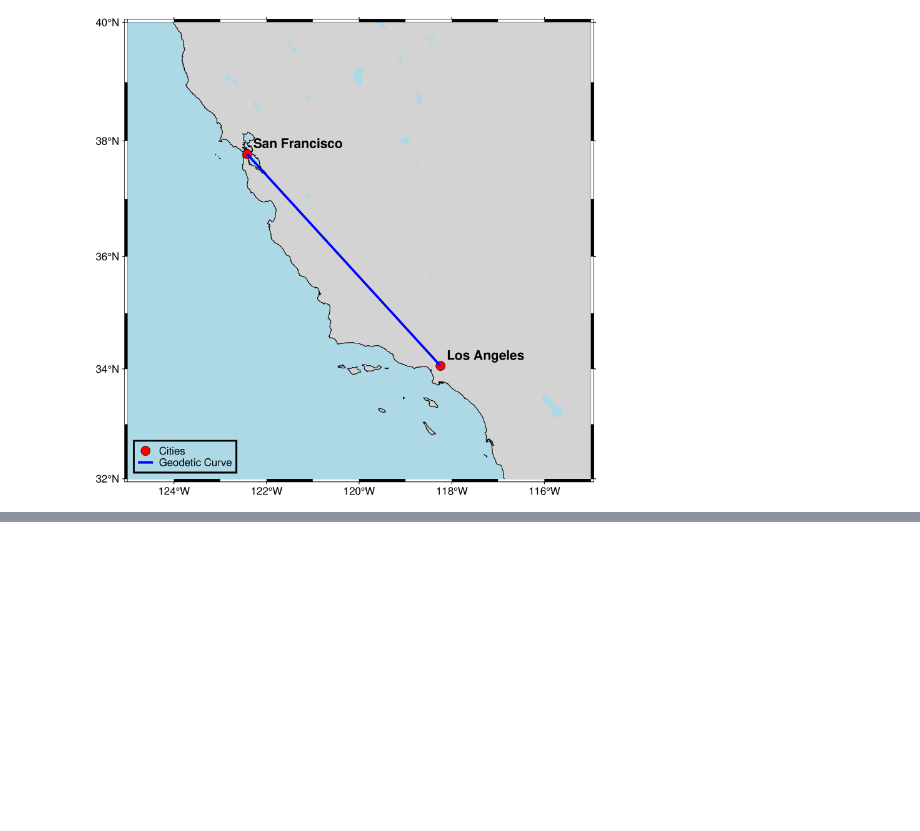
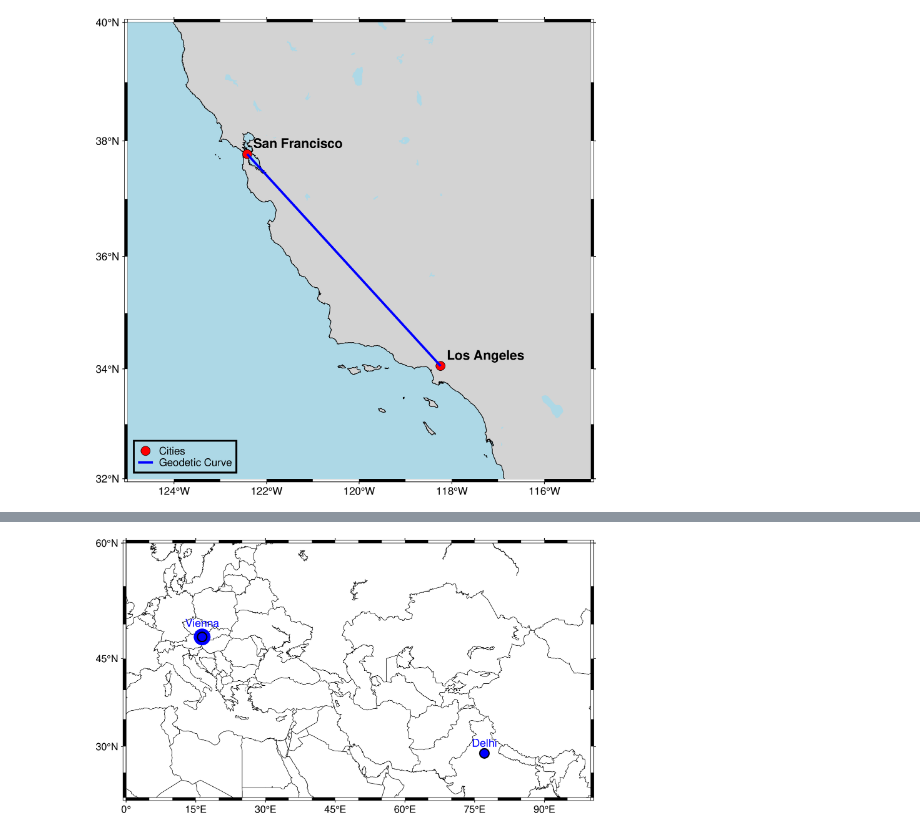
Before and after one commit to azeemk210/pyGMT, a Jupyter notebook: python-demo.ipynb, the cells around one changed output, grey strips where cells are left out. Cells and saved outputs as stored; diff of their text form; code cells hidden in the pictures; blank space fills up the shorter version.

```diff
--- a/python-demo.ipynb
+++ b/python-demo.ipynb
@@ -143,0 +202,39 @@ fig.show()
+# %%
+import numpy as np
+import pygmt
+
+# Create a plot with coast, Mercator projection (M)
+fig = pygmt.Figure()
+fig.coast(
+    region=[0, 100, 20, 60],  # Region to show Vienna to Delhi
+    projection="M15c",
+    frame=True,
+    borders=1,
+    area_thresh=4000,
+    shorelines="0.25p,black",
+)
+
+# Define coordinates for Vienna and Delhi
+VIENNA = [16.3738, 48.2082]  # Vienna coordinates (lon, lat)
+DELHI = [77.1025, 28.7041]   # Delhi coordinates (lon, lat)
+data = np.array([VIENNA + DELHI])
+
+# Plot geographic geodetic curve (great circle) between Vienna and Delhi
+fig.plot(
+    data=data,
+    style="C0.5c+e",  # Geodetic curve with endpoints
+    pen="1.0p,blue",
+    fill="blue"
+)
+
+# Add markers for Vienna and Delhi
+fig.plot(x=VIENNA[0], y=VIENNA[1], style="c0.3c", fill="blue", pen="1p,black")
+fig.plot(x=DELHI[0], y=DELHI[1], style="c0.3c", fill="blue", pen="1p,black")
+
+# Add labels for Vienna and Delhi
+fig.text(text="Vienna", x=VIENNA[0], y=VIENNA[1]+2, font="10p,Helvetica,blue")
+fig.text(text="Delhi", x=DELHI[0], y=DELHI[1]+2, font="10p,Helvetica,blue")
+
+# Display the plot
+fig.show()
+# %% [output]
@@ -143,0 +243 @@ fig.show()
+[figure, added]
```
Also changed, not shown: parts of 3 cells of this notebook, 6 other files.
